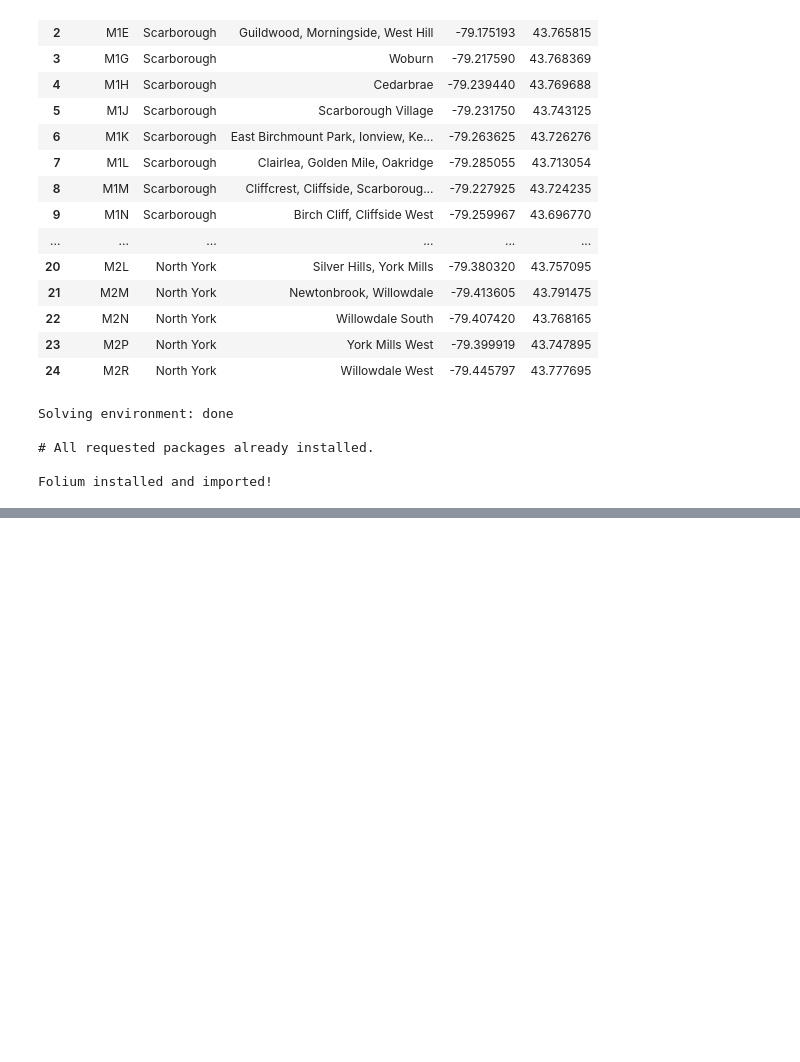
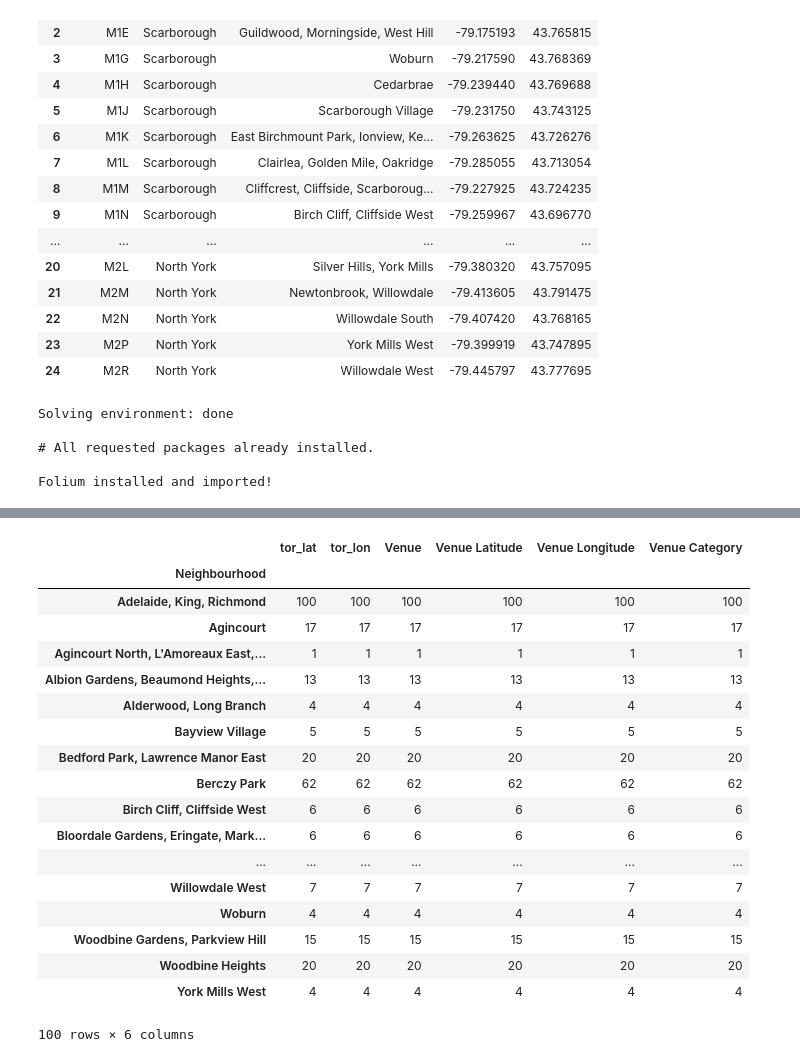
Before and after one commit to MicheleDeluchi/Coursera_Capstone, a Jupyter notebook: Clustering Neighborhoods in Toronto.ipynb, the cells around one changed output, grey strips where cells are left out. Cells and saved outputs as stored; diff of their text form; code cells hidden in the pictures; blank space fills up the shorter version.

```diff
--- a/Clustering Neighborhoods in Toronto.ipynb
+++ b/Clustering Neighborhoods in Toronto.ipynb
@@ -166,0 +186,4 @@ Folium installed and imported!
+# %%
+CLIENT_ID = 'FKWRKV1Q3L0QW0ONZCNJ32QLQU3SNRMIHUWW1RIFWQ3WIMW0' # your Foursquare ID
+CLIENT_SECRET = 'DCLG1CS014T4YJXE4SUSHTO4SD5FTFBNH3IBXCMHTWF1BA05' # your Foursquare Secret
+VERSION = '20180605' # Foursquare API version
@@ -166,0 +311,22 @@ Folium installed and imported!
+# %%
+toronto_venues.groupby('Neighbourhood').count()
+# %% [output]
+|  | tor_lat | tor_lon | Venue | Venue Latitude | Venue Longitude | Venue Category |
+| Neighbourhood |  |  |  |  |  |  |
+| Adelaide, King, Richmond | 100 | 100 | 100 | 100 | 100 | 100 |
+| Agincourt | 17 | 17 | 17 | 17 | 17 | 17 |
+| Agincourt North, L'Amoreaux East,... | 1 | 1 | 1 | 1 | 1 | 1 |
+| Albion Gardens, Beaumond Heights,... | 13 | 13 | 13 | 13 | 13 | 13 |
+| Alderwood, Long Branch | 4 | 4 | 4 | 4 | 4 | 4 |
+| Bayview Village | 5 | 5 | 5 | 5 | 5 | 5 |
+| Bedford Park, Lawrence Manor East | 20 | 20 | 20 | 20 | 20 | 20 |
+| Berczy Park | 62 | 62 | 62 | 62 | 62 | 62 |
+| Birch Cliff, Cliffside West | 6 | 6 | 6 | 6 | 6 | 6 |
+| Bloordale Gardens, Eringate, Mark... | 6 | 6 | 6 | 6 | 6 | 6 |
+| ... | ... | ... | ... | ... | ... | ... |
+| Willowdale West | 7 | 7 | 7 | 7 | 7 | 7 |
+| Woburn | 4 | 4 | 4 | 4 | 4 | 4 |
+| Woodbine Gardens, Parkview Hill | 15 | 15 | 15 | 15 | 15 | 15 |
+| Woodbine Heights | 20 | 20 | 20 | 20 | 20 | 20 |
+| York Mills West | 4 | 4 | 4 | 4 | 4 | 4 |
+100 rows × 6 columns
```
Also changed, not shown: parts of 20 cells of this notebook.
